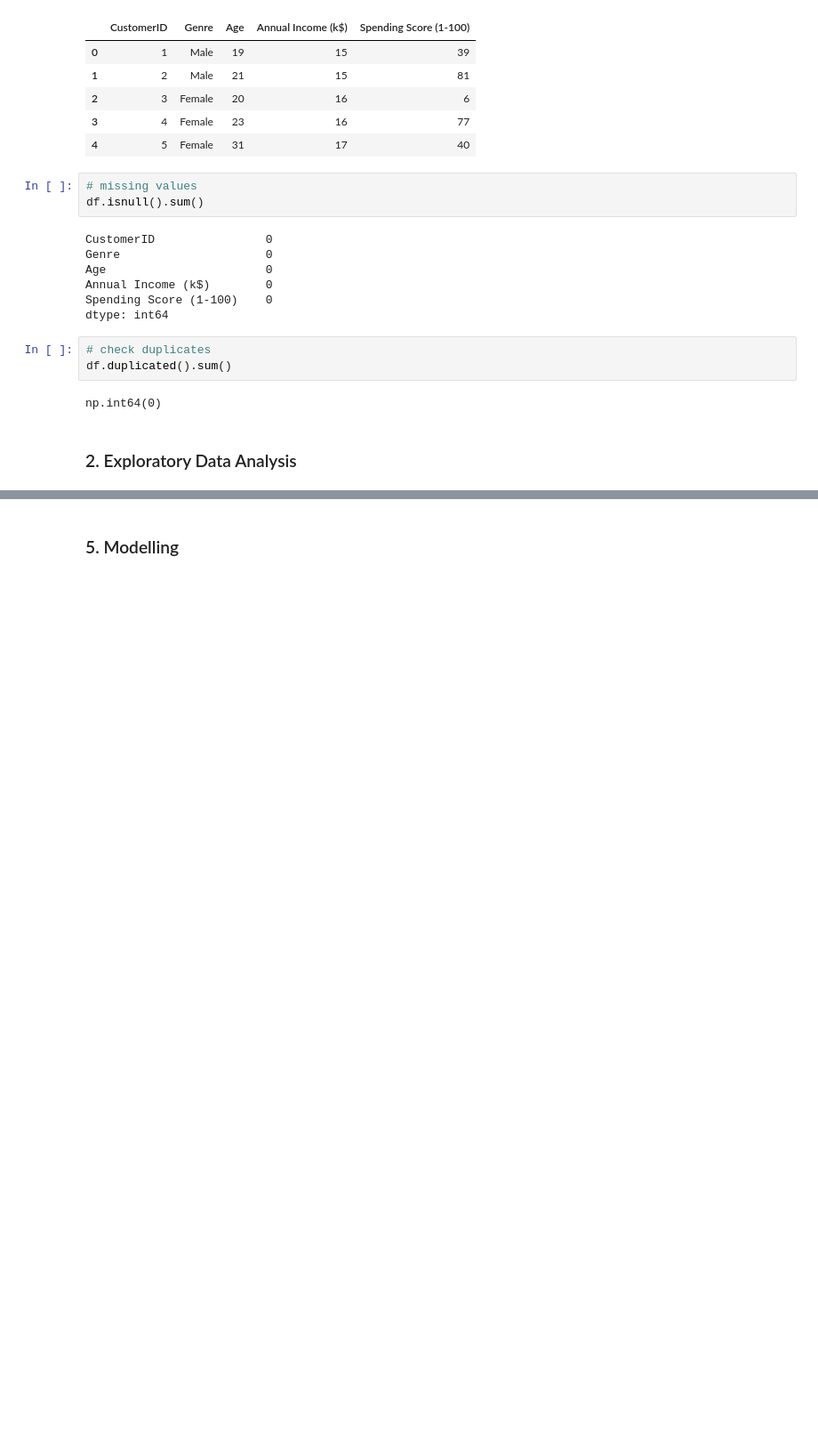
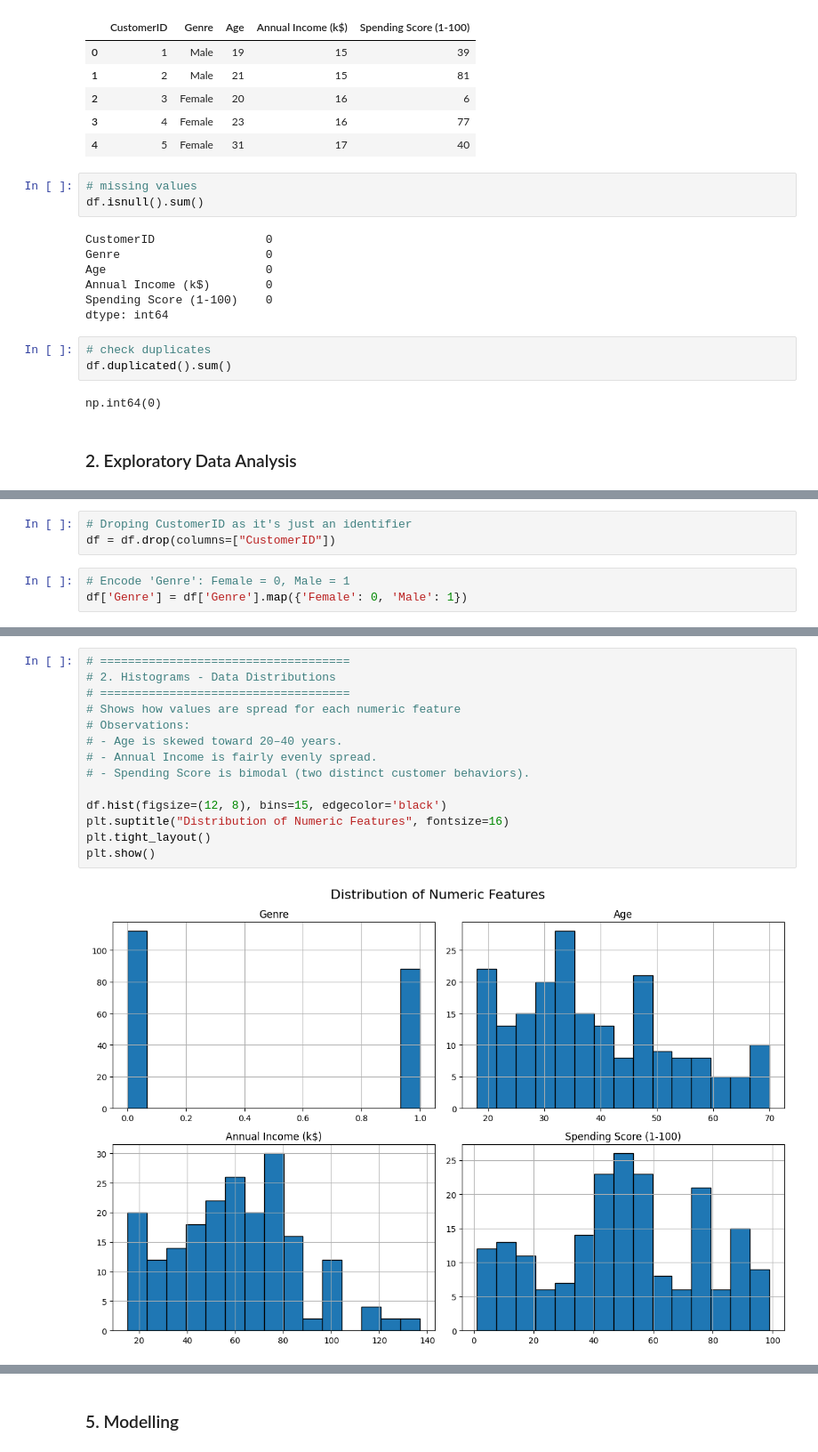
Before and after one commit to BrainsCorp/Data-Science-Stuff, a Jupyter notebook: Mall_Customer_Segmentation/mall_customer_segmentation_nb.ipynb, the cells around one changed output, grey strips where cells are left out. Shown at 89% size. Saved outputs shown, nothing was run; the diff lists cells and outputs as text; blank space fills up the shorter version.

```diff
--- a/Mall_Customer_Segmentation/mall_customer_segmentation_nb.ipynb
+++ b/Mall_Customer_Segmentation/mall_customer_segmentation_nb.ipynb
@@ -108,0 +105,6 @@ np.int64(0)
+# %%
+# Droping CustomerID as it's just an identifier
+df = df.drop(columns=["CustomerID"])
+# %%
+# Encode 'Genre': Female = 0, Male = 1
+df['Genre'] = df['Genre'].map({'Female': 0, 'Male': 1})
@@ -108,0 +135,16 @@ np.int64(0)
+# %%
+# ====================================
+# 2. Histograms - Data Distributions
+# ====================================
+# Shows how values are spread for each numeric feature
+# Observations:
+# - Age is skewed toward 20–40 years.
+# - Annual Income is fairly evenly spread.
+# - Spending Score is bimodal (two distinct customer behaviors).
+
+df.hist(figsize=(12, 8), bins=15, edgecolor='black')
+plt.suptitle("Distribution of Numeric Features", fontsize=16)
+plt.tight_layout()
+plt.show()
+# %% [output]
+[figure, added]
```
Also changed, not shown: parts of 25 cells of this notebook.
